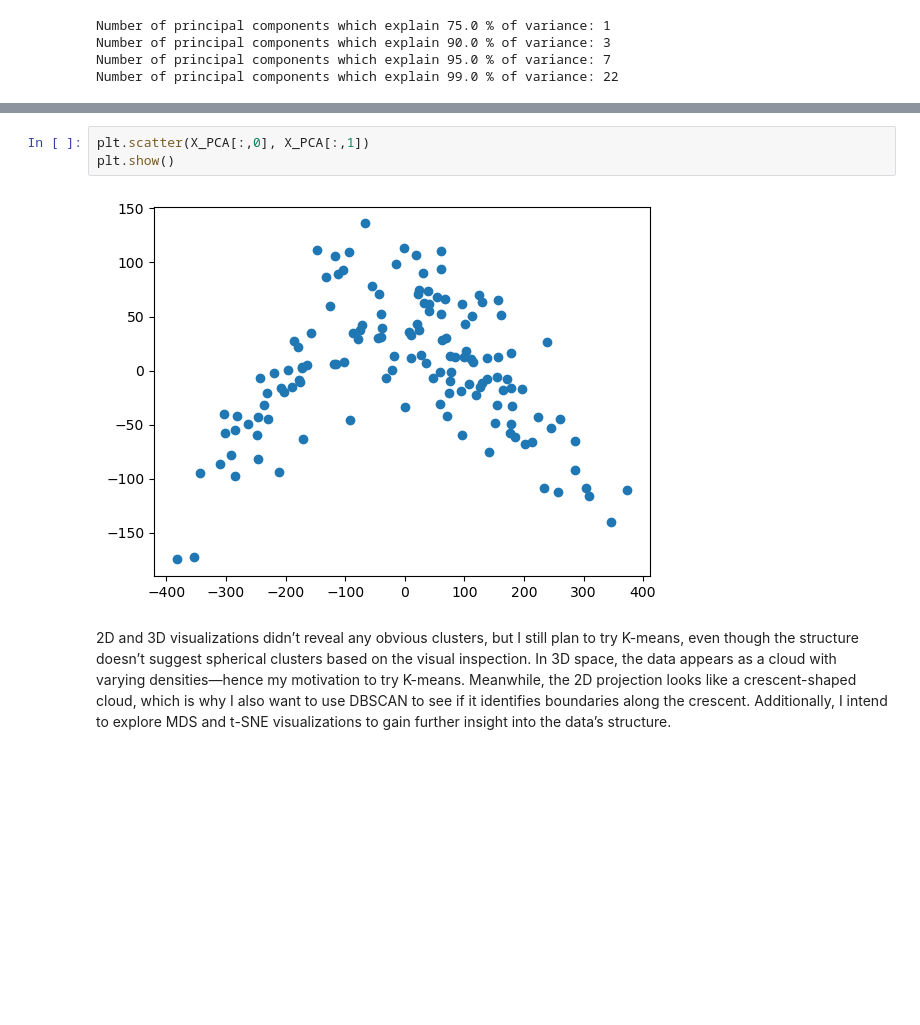
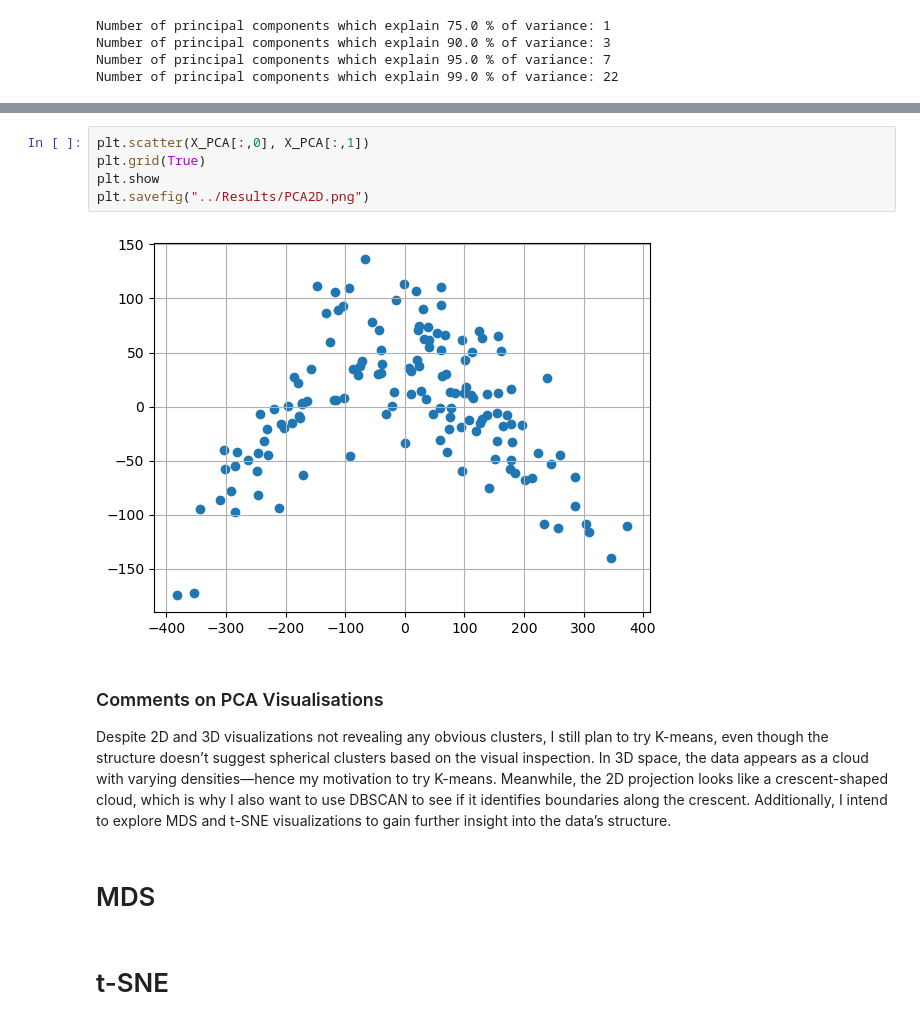
Before and after one commit to reebme/financial-attitudes-clustering, a Jupyter notebook: Notebooks/02_EDA.ipynb, the cells around one changed output, grey strips where cells are left out. Cells and saved outputs as stored; diff of their text form; blank space fills up the shorter version.

```diff
--- a/Notebooks/02_EDA.ipynb
+++ b/Notebooks/02_EDA.ipynb
@@ -81,7 +89,14 @@ plt.show()
 # %%
 plt.scatter(X_PCA[:,0], X_PCA[:,1])
-plt.show()
+plt.grid(True)
+plt.show
+plt.savefig("../Results/PCA2D.png")
 # %% [output]
-[figure, old version]
+[figure, new version]
 # %% [markdown]
-2D and 3D visualizations didn’t reveal any obvious clusters, but I still plan to try K-means, even though the structure doesn’t suggest spherical clusters based on the visual inspection. In 3D space, the data appears as a cloud with varying densities—hence my motivation to try K-means. Meanwhile, the 2D projection looks like a crescent-shaped cloud, which is why I also want to use DBSCAN to see if it identifies boundaries along the crescent. Additionally, I intend to explore MDS and t-SNE visualizations to gain further insight into the data’s structure.
+### Comments on PCA Visualisations
+Despite 2D and 3D visualizations not revealing any obvious clusters, I still plan to try K-means, even though the structure doesn’t suggest spherical clusters based on the visual inspection. In 3D space, the data appears as a cloud with varying densities—hence my motivation to try K-means. Meanwhile, the 2D projection looks like a crescent-shaped cloud, which is why I also want to use DBSCAN to see if it identifies boundaries along the crescent. Additionally, I intend to explore MDS and t-SNE visualizations to gain further insight into the data’s structure.
+# %% [markdown]
+# MDS
+# %% [markdown]
+# t-SNE
```
Also changed, not shown: parts of 5 cells of this notebook.
